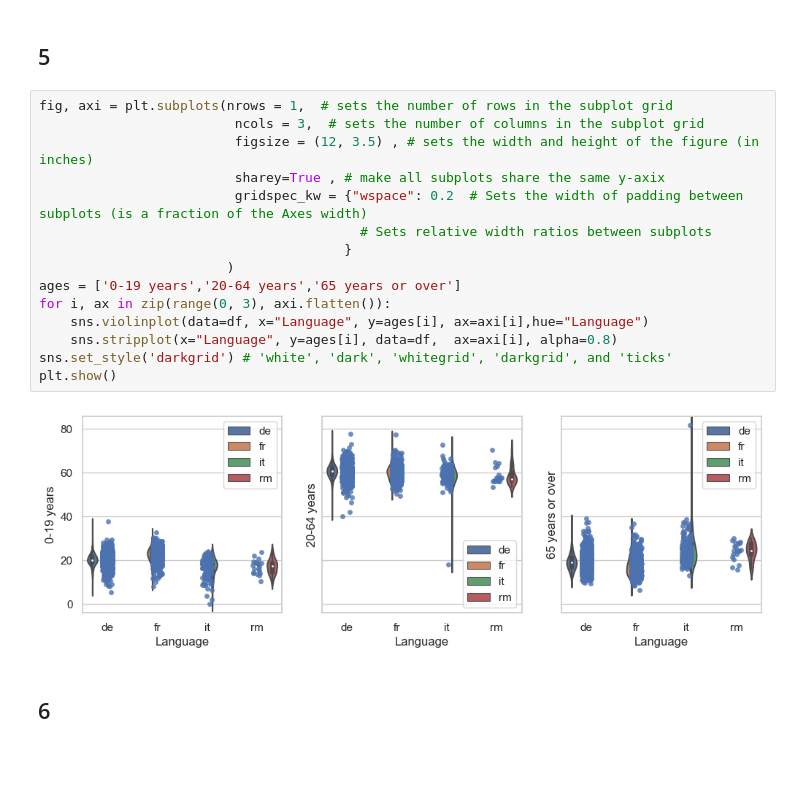
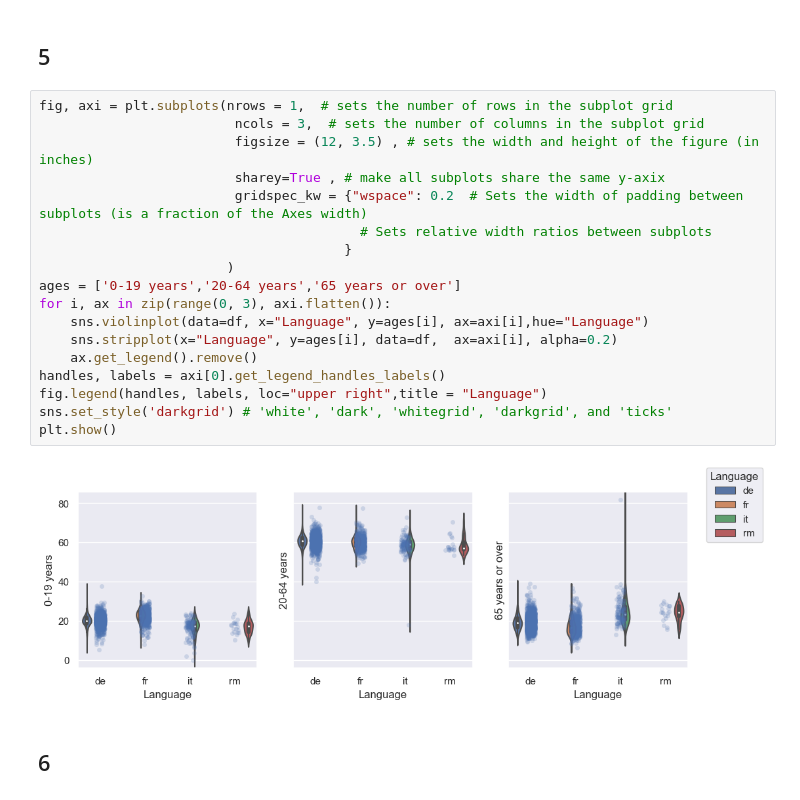
Before and after one commit to ZahraaHakeem/EPFL_Course1_FinalProject, a Jupyter notebook: FinalProject with EPFL.ipynb, the cells around one changed output. Cells and saved outputs as stored; diff of their text form; blank space fills up the shorter version.

```diff
--- a/FinalProject with EPFL.ipynb
+++ b/FinalProject with EPFL.ipynb
@@ -328,20 +328,23 @@ plt.legend(bbox_to_anchor=(1.0, 1.0));
 # %%
 fig, axi = plt.subplots(nrows = 1,  # sets the number of rows in the subplot grid
                          ncols = 3,  # sets the number of columns in the subplot grid
                          figsize = (12, 3.5) , # sets the width and height of the figure (in inches)
                          sharey=True , # make all subplots share the same y-axix
                          gridspec_kw = {"wspace": 0.2  # Sets the width of padding between subplots (is a fraction of the Axes width)
                                          # Sets relative width ratios between subplots
                                        }
                         )
 ages = ['0-19 years','20-64 years','65 years or over']
 for i, ax in zip(range(0, 3), axi.flatten()):
     sns.violinplot(data=df, x="Language", y=ages[i], ax=axi[i],hue="Language")
-    sns.stripplot(x="Language", y=ages[i], data=df,  ax=axi[i], alpha=0.8)
+    sns.stripplot(x="Language", y=ages[i], data=df,  ax=axi[i], alpha=0.2)
+    ax.get_legend().remove()
+handles, labels = axi[0].get_legend_handles_labels()
+fig.legend(handles, labels, loc="upper right",title = "Language")
 sns.set_style('darkgrid') # 'white', 'dark', 'whitegrid', 'darkgrid', and 'ticks'
 plt.show()
 # %% [output]
-[figure, old version]
+[figure, new version]
 # %% [markdown]
 ## 6
 # %%
```
